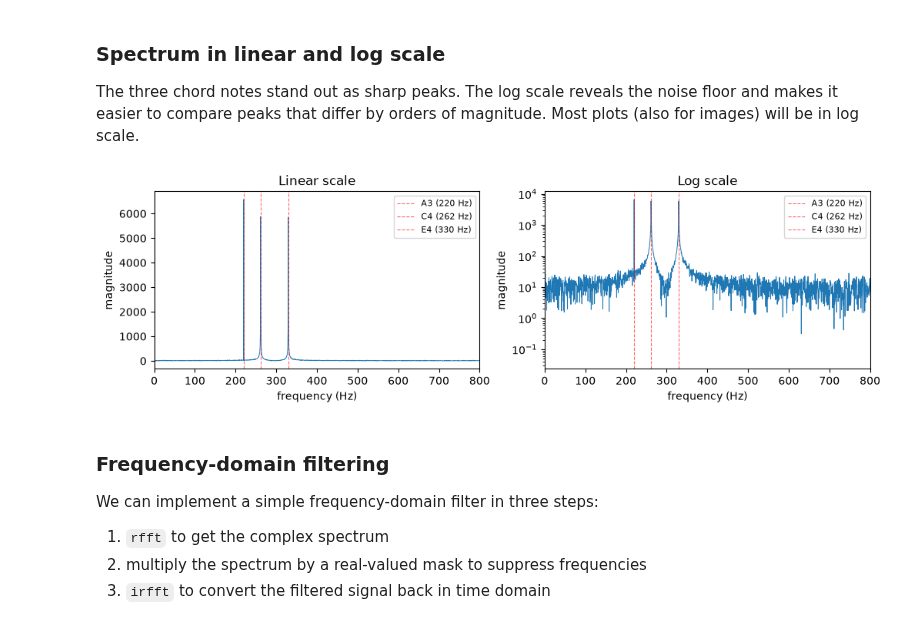
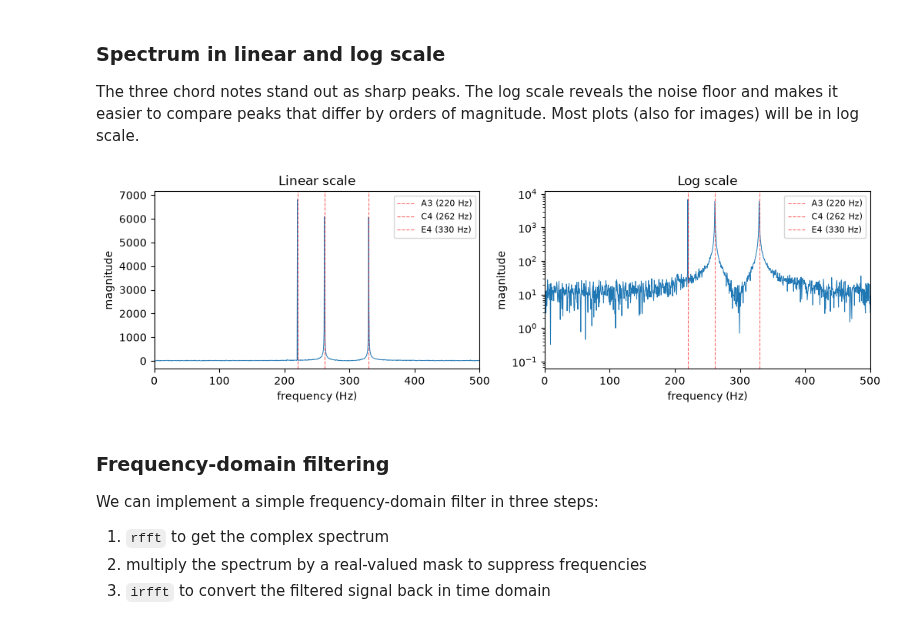
Before and after one commit to FedericoBustaffa/laboratories, a Jupyter notebook: computer_vision/lab1/fourier.ipynb, the cells around one changed output. Cells and saved outputs as stored; diff of their text form; code cells hidden in the pictures.

```diff
--- a/computer_vision/lab1/fourier.ipynb
+++ b/computer_vision/lab1/fourier.ipynb
@@ -92,29 +90,29 @@ The three chord notes stand out as sharp peaks. The log scale reveals the noise
 # %%
 def plot_freq(wave):
     X = np.fft.rfft(wave)  # complex spectrum
     freqs = np.fft.rfftfreq(len(wave), d=1 / SR)  # Hz axis
     magnitude = np.abs(X)
 
     _, axes = plt.subplots(1, 2, figsize=(12, 3))
     for ax, yscale, title in zip(
         axes, ["linear", "log"], ["Linear scale", "Log scale"]
     ):
         ax.plot(freqs, magnitude, lw=0.7)
         ax.set_yscale(yscale)
-        ax.set_xlim(0, 800)
+        ax.set_xlim(0, 500)
         ax.set_xlabel("frequency (Hz)")
         ax.set_ylabel("magnitude")
         ax.set_title(title)
         for name, f in note_freqs.items():
             ax.axvline(
                 f, color="r", lw=0.8, ls="--", alpha=0.6, label=f"{name} ({f:.0f} Hz)"
             )
         ax.legend(fontsize=8)
 
 
 plot_freq(chord)
 # %% [output]
-[figure, old version]
+[figure, new version]
 # %% [markdown]
 ### Frequency-domain filtering
 
```
Also changed, not shown: parts of 7 cells of this notebook.
